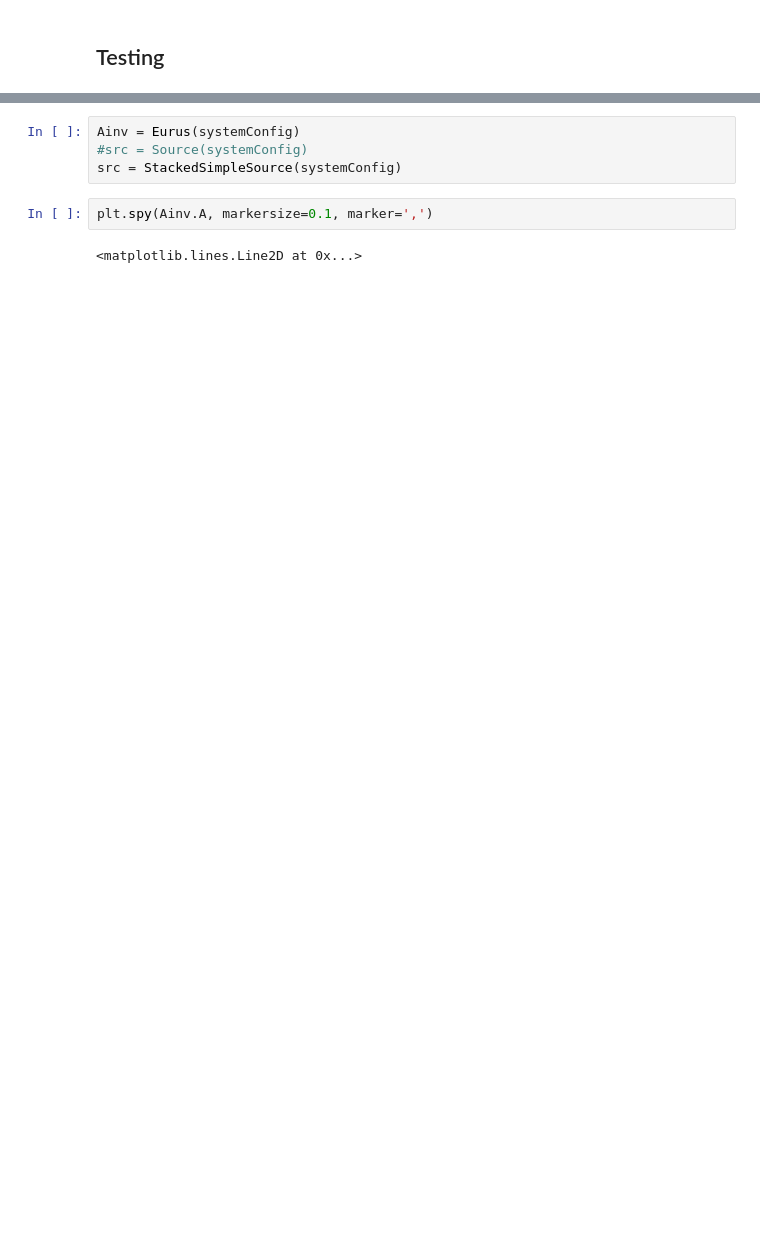
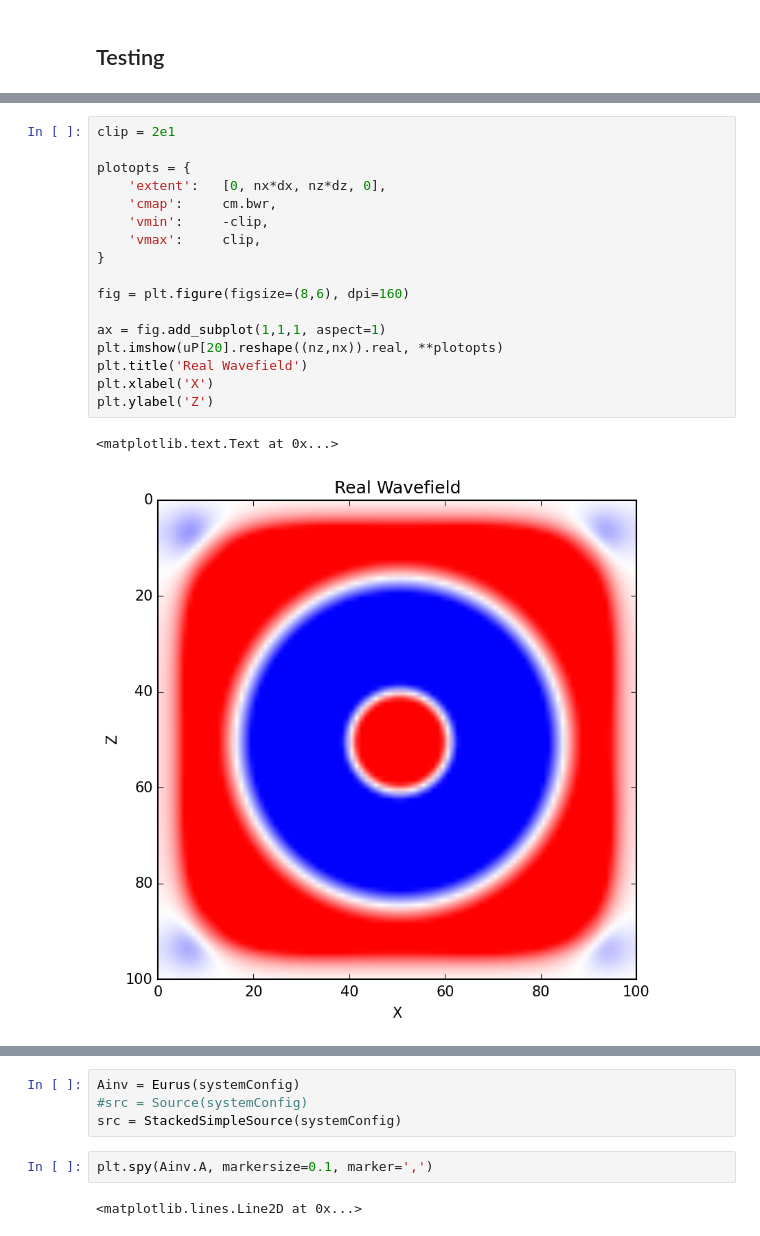
Before and after one commit to uwoseis/anemoi, a Jupyter notebook: notebooks/Testing Environment for Time Domain Functions.ipynb, the cells around one changed output, grey strips where cells are left out. Saved outputs shown, nothing was run; the diff lists cells and outputs as text; blank space fills up the shorter version.

```diff
--- a/notebooks/Testing Environment for Time Domain Functions.ipynb
+++ b/notebooks/Testing Environment for Time Domain Functions.ipynb
@@ -205 +224,21 @@ print uT.shape
+# %%
+clip = 2e1
+
+plotopts = {
+    'extent':   [0, nx*dx, nz*dz, 0],
+    'cmap':     cm.bwr,
+    'vmin':     -clip,
+    'vmax':     clip,
+}
+
+fig = plt.figure(figsize=(8,6), dpi=160)
+
+ax = fig.add_subplot(1,1,1, aspect=1)
+plt.imshow(uP[20].reshape((nz,nx)).real, **plotopts)
+plt.title('Real Wavefield')
+plt.xlabel('X')
+plt.ylabel('Z')
+# %% [output]
+<matplotlib.text.Text at 0x...>
+[figure, added]
 # %%
```
Also changed, not shown: parts of 10 cells of this notebook.
